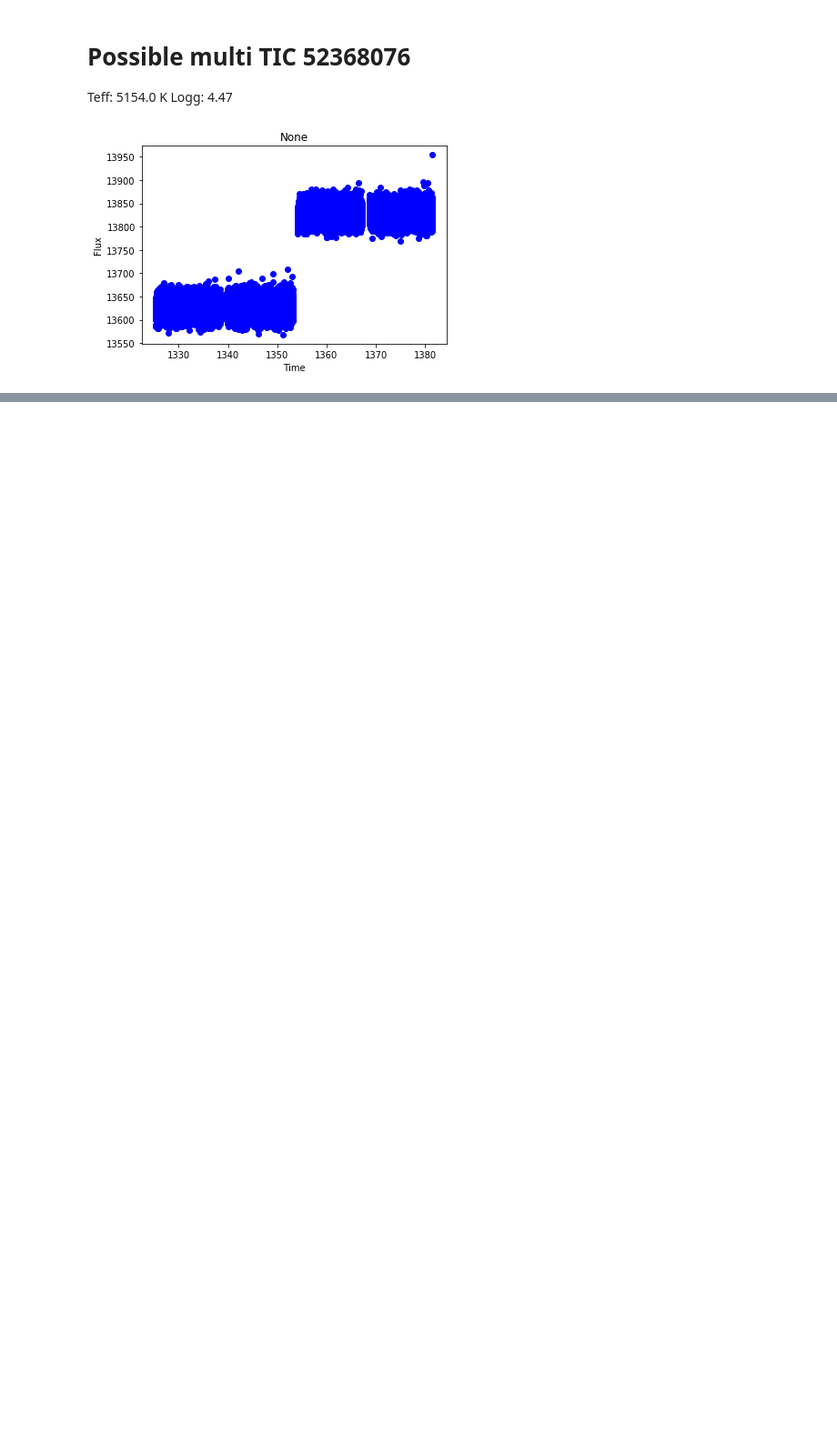
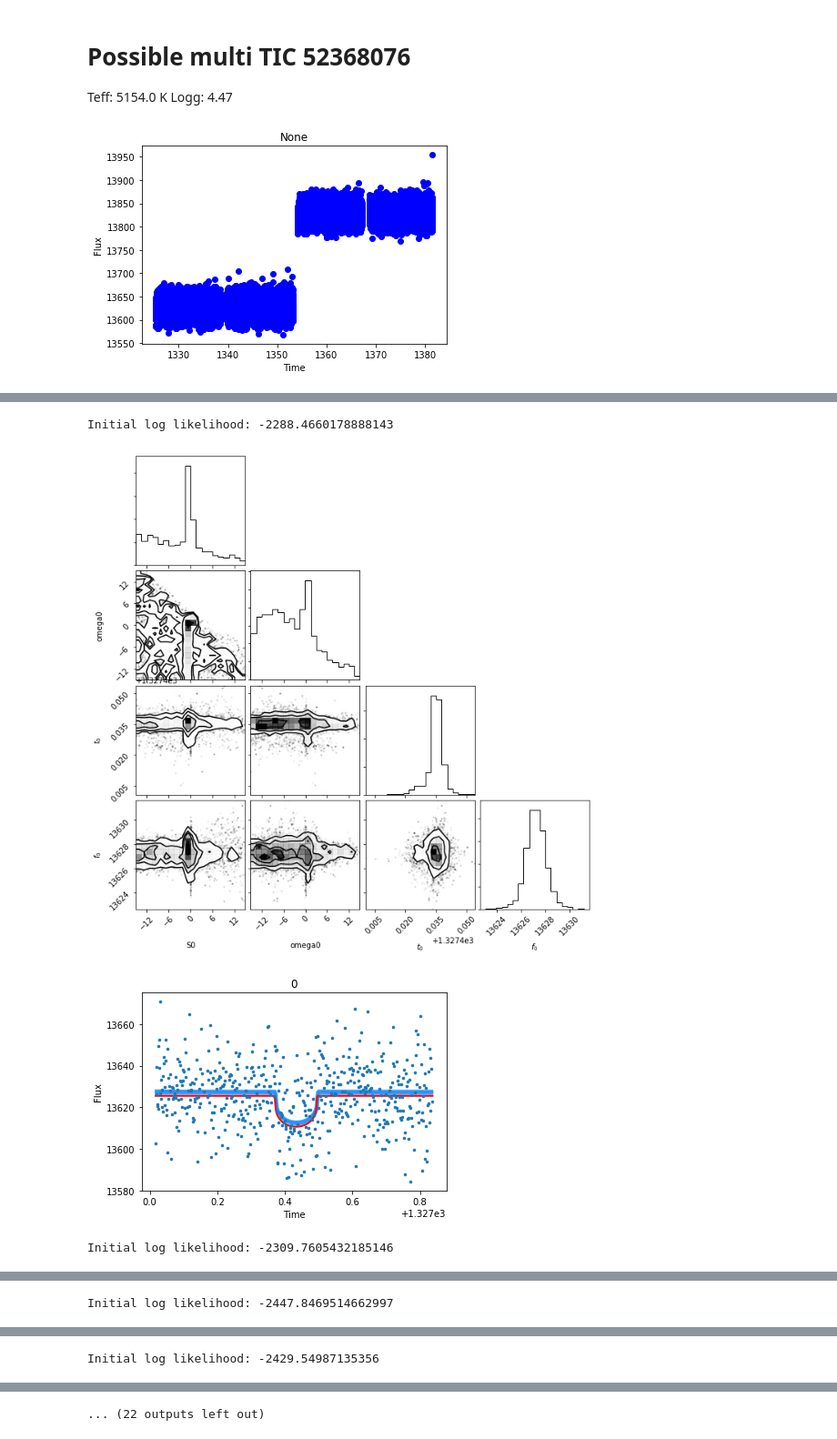
Before and after one commit to bmorris3/tessperiment, a Jupyter notebook: TIC52368076.ipynb, the cells around one changed output, grey strips where cells are left out. Shown at 91% size. Saved outputs shown, nothing was run; the diff lists cells and outputs as text; code cells hidden in the pictures; blank space fills up the shorter version.

Commit message:
added GP model

```diff
--- a/TIC52368076.ipynb
+++ b/TIC52368076.ipynb
@@ -121,0 +74,72 @@ WARNING:root:Too few points to create valid contours
+# %%
+transit_times_b = []
+
+
+class MeanModel(modeling.Model):
+    parameter_names = ("t0", "f0")
+
+    def get_value(self, t):
+        params = deepcopy(paramsb)
+        params.t0 = self.t0
+        m = TransitModel(params, t)
+        model = self.f0*m.light_curve(params)
+        return model
+
+
+for transit in transitsb:
+    x, y, yerr = transit.times.jd, transit.fluxes, np.std(transit.fluxes)
+    # A non-periodic component
+    Q = 1.0 / np.sqrt(2.0)
+    w0 = 3.0
+    S0 = np.var(y) / (w0 * Q)
+    bounds = dict(log_S0=(-15, 15), log_Q=(-15, 15), log_omega0=(-15, 15))
+    kernel = terms.SHOTerm(log_S0=np.log(S0), log_Q=np.log(Q), log_omega0=np.log(w0),
+                           bounds=bounds)
+    kernel.freeze_parameter("log_Q")  # We don't want to fit for "Q" in this term
+
+    mean_model = MeanModel(t0=np.mean(x), f0=np.median(y))
+    gp = celerite.GP(kernel, mean=mean_model, fit_mean=True)
+    gp.compute(x, yerr)  # You always need to call compute once.
+    print("Initial log likelihood: {0}".format(gp.log_likelihood(y)))
+
+    def log_probability(params):
+        gp.set_parameter_vector(params)
+        lp = gp.log_prior()
+        if not np.isfinite(lp):
+            return -np.inf
+        return gp.log_likelihood(y) + lp
+
+    ndim, nwalkers = 4, 10
+
+    initp = [np.array([0, 0, transit.times.jd.mean(), np.median(transit.fluxes)]) +
+             np.concatenate([1e-3 * np.random.randn(3), [1*np.random.randn()]]) for i in range(nwalkers)]
+
+    sampler = emcee.EnsembleSampler(nwalkers, ndim, log_probability, threads=8)
+    sampler.run_mcmc(initp, 5000)
+    sampler.reset()
+    sampler.run_mcmc(initp, 1000)
+
+    corner(sampler.flatchain, labels=["S0", "omega0", "$t_0$", "$f_0$"])
+    plt.show()
+
+    transit_times_b.append([np.median(sampler.flatchain[:, 2]),
+                            np.std(sampler.flatchain[:, 2])])
+
+    m = TransitModel(paramsb, transit.times.jd)
+    model = m.light_curve(paramsb)
+
+    for s in sampler.flatchain[np.random.randint(sampler.flatchain.shape[0], size=24)]:
+        gp.set_parameter_vector(s)
+        mu = gp.predict(y, x, return_cov=False)
+        plt.plot(x, mu, color='DodgerBlue', alpha=0.3)
+    plt.plot(transit.times.jd, model * np.median(transit.fluxes), lw=2, color='r')
+    transit.plot(plot_kwargs=dict(ms=5, marker='.', lw=0))
+
+    plt.show()
+
+    sampler.pool.close()
+# %% [output]
+Initial log likelihood: -2288.4660178888143
+[figure, added]
+[figure, added]
+Initial log likelihood: -2309.7605432185146
@@ -121,0 +148 @@ WARNING:root:Too few points to create valid contours
+Initial log likelihood: -2447.8469514662997
@@ -121,0 +151 @@ WARNING:root:Too few points to create valid contours
+Initial log likelihood: -2429.54987135356
@@ -122,2 +154,3 @@ WARNING:root:Too few points to create valid contours
+... (22 outputs left out)
 # %%
 np.save('transit_times_b.npy', np.vstack(transit_times_b).T)
```
Also changed, not shown: parts of 5 cells of this notebook.
